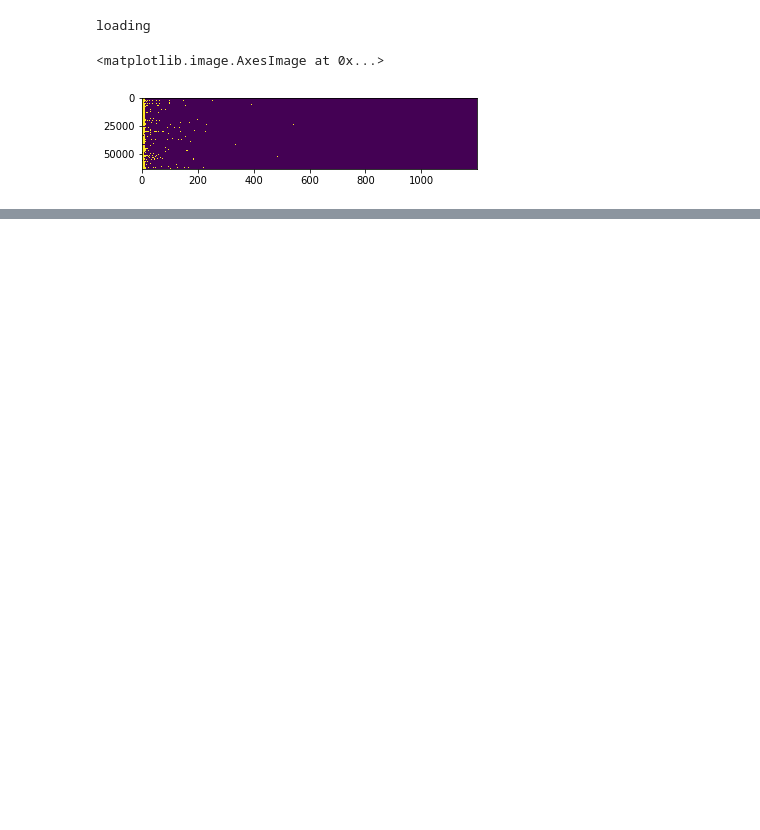
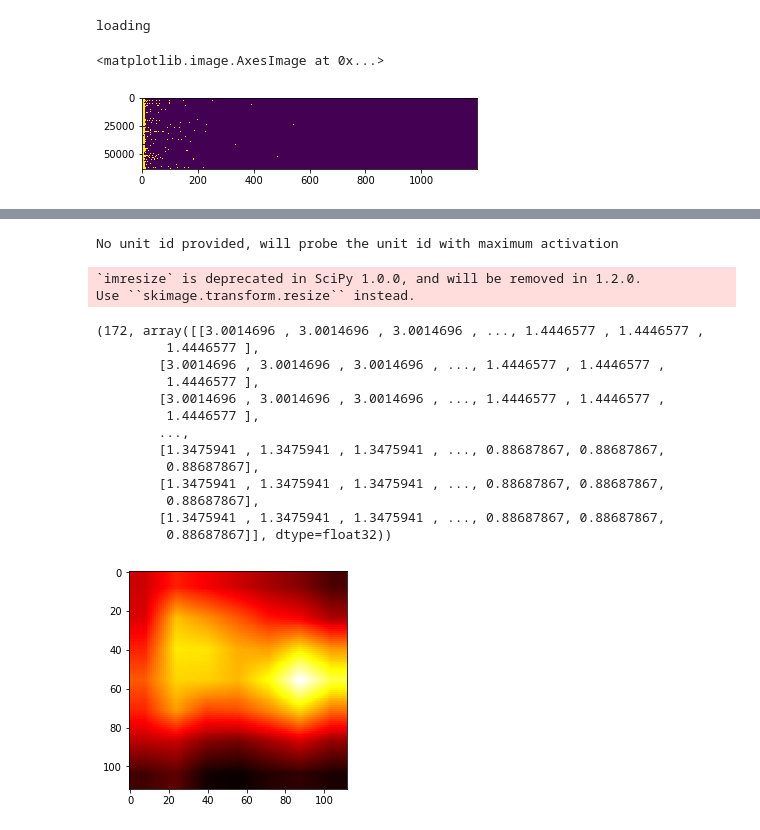
Before and after one commit to LC1905/ENL_NetDissect, a Jupyter notebook: visualization.ipynb, the cells around one changed output, grey strips where cells are left out. Saved outputs shown, nothing was run; the diff lists cells and outputs as text; code cells hidden in the pictures; blank space fills up the shorter version.

```diff
--- a/visualization.ipynb
+++ b/visualization.ipynb
@@ -11,6 +12,7 @@ from PIL import Image
 # %%
 DATA_DIRECTORY = "../../../project/rcc/deep_learning_hack/netdissect/broden1_224/"
 OUTPUT_FOLDER = "../../../project2/bermanm/netdissect/"
+FEATURE_NAMES = ["layer4"]
 
 categories_pixels = ['color', 'object', 'part', 'material']
 categories_scalars = ['scene', 'texture']
@@ -266,0 +242,49 @@ view
+# %%
+def load_feature_map():
+    feature_path = os.path.join(OUTPUT_FOLDER, "dissection", "resnet18_places365")
+    qtpath = os.path.join(OUTPUT_FOLDER, "dissection", "resnet18_places365", "quantile.npy")
+
+    maxfeatures = [None] * len(FEATURE_NAMES)
+    wholefeatures = [None] * len(FEATURE_NAMES)
+    features_size = np.load(os.path.join(feature_path, "feature_size.npy"))
+    mmap_files =  [os.path.join(feature_path, "%s.mmap" % feature_name)  for feature_name in FEATURE_NAMES]
+    mmap_max_files = [os.path.join(feature_path, "%s_max.mmap" % feature_name) for feature_name in FEATURE_NAMES]
+    for i, (mmap_file, mmap_max_file) in enumerate(zip(mmap_files,mmap_max_files)):
+        wholefeatures[i] = np.memmap(mmap_file, dtype=float,mode='r', shape=tuple(features_size[i]))
+        maxfeatures[i] = np.memmap(mmap_max_file, dtype=float, mode='r', shape=tuple(features_size[i][:2]))
+
+    thresholds = np.load(qtpath)
+    return wholefeatures[0], maxfeatures[0], thresholds
+# %%
+wholefeature, maxfeature, thresholds = load_feature_map()
+# %%
+def probe_unit_fm(image_id, resize=112, images=images, wf=wholefeature, mf=maxfeature, unit_id=None): # data is not shuffled! hurray!!!
+    wholef = wf[image_id]
+    maxf = mf[image_id]
+    if unit_id == None:
+        print("No unit id provided, will probe the unit id with maximum activation")
+        unit_id = np.argmax(maxf)
+    feature_map = wholef[unit_id]
+    feature_map = imresize(feature_map, (resize, resize), mode='F')
+    plt.imshow(feature_map, "hot")
+    return unit_id, feature_map
+# %%
+probe_unit_fm(1, unit_id=None)
+# %% [output]
+No unit id provided, will probe the unit id with maximum activation
+`imresize` is deprecated in SciPy 1.0.0, and will be removed in 1.2.0.
+Use ``skimage.transform.resize`` instead.
+(172, array([[3.0014696 , 3.0014696 , 3.0014696 , ..., 1.4446577 , 1.4446577 ,
+         1.4446577 ],
+        [3.0014696 , 3.0014696 , 3.0014696 , ..., 1.4446577 , 1.4446577 ,
+         1.4446577 ],
+        [3.0014696 , 3.0014696 , 3.0014696 , ..., 1.4446577 , 1.4446577 ,
+         1.4446577 ],
+        ...,
+        [1.3475941 , 1.3475941 , 1.3475941 , ..., 0.88687867, 0.88687867,
+         0.88687867],
+        [1.3475941 , 1.3475941 , 1.3475941 , ..., 0.88687867, 0.88687867,
+         0.88687867],
+        [1.3475941 , 1.3475941 , 1.3475941 , ..., 0.88687867, 0.88687867,
+         0.88687867]], dtype=float32))
+[figure, added]
```
Also changed, not shown: parts of 21 cells of this notebook.
